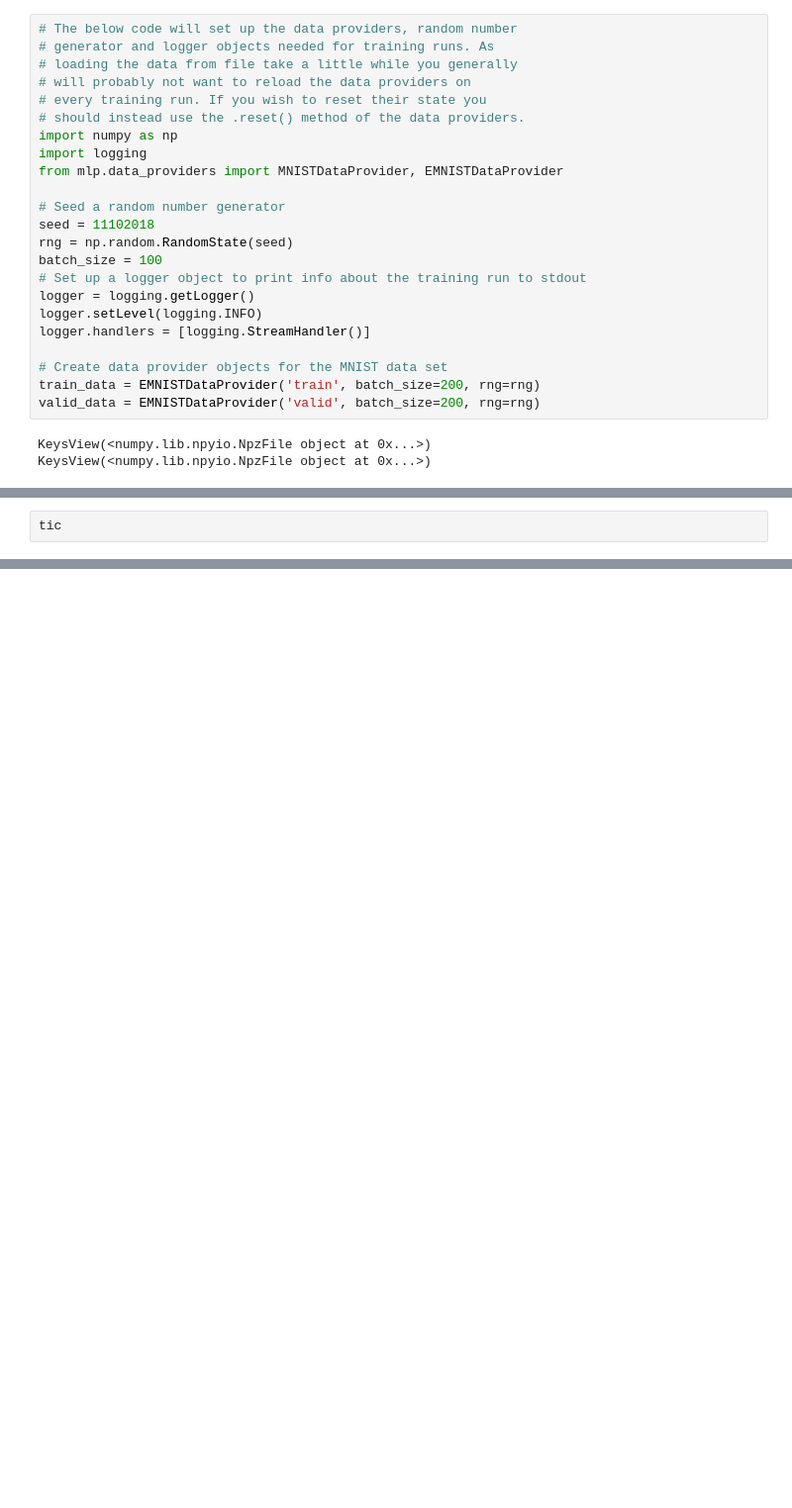
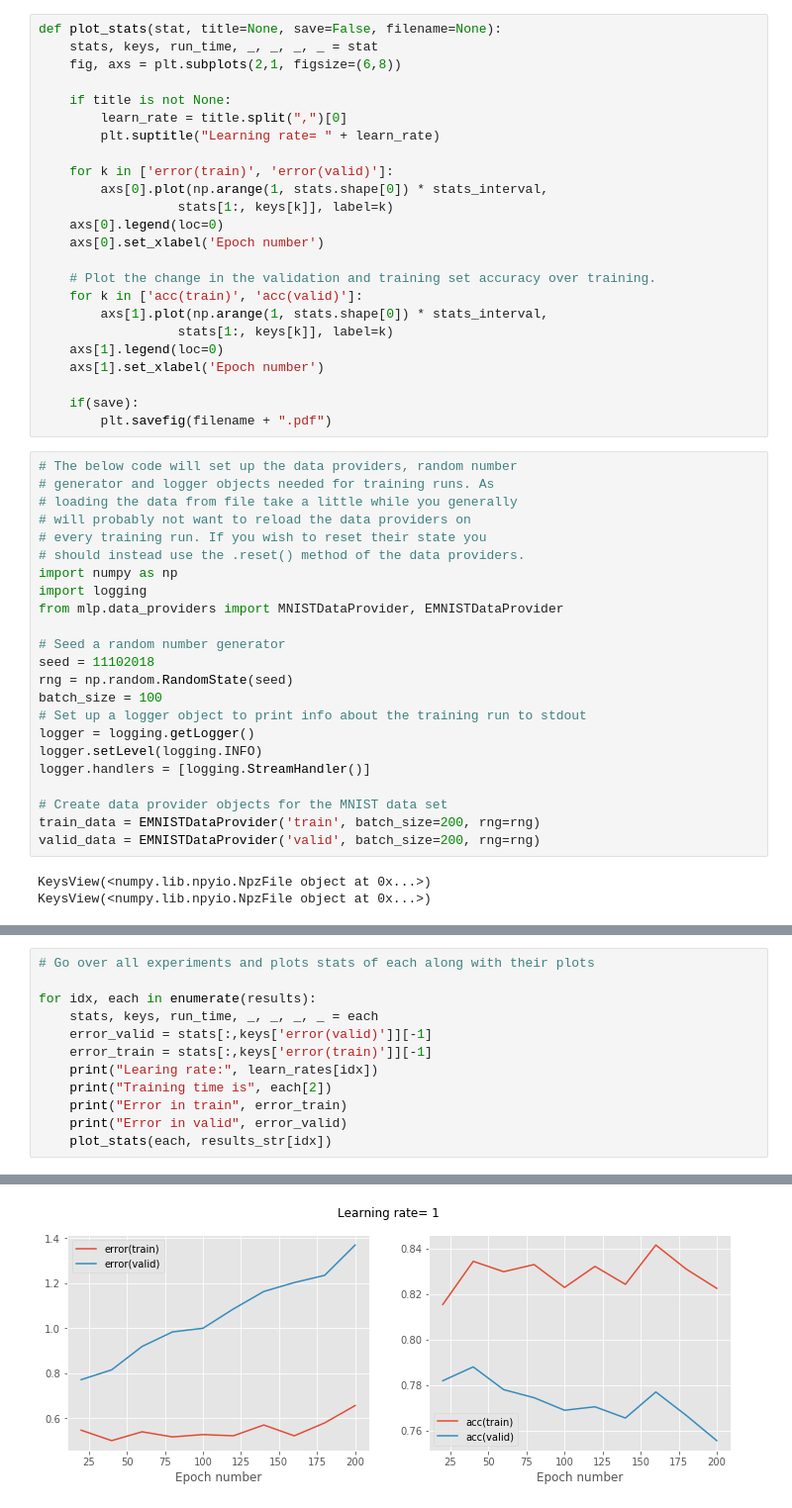
Before and after one commit to Ignat-Georgiev/mlpractical, a Jupyter notebook: notebooks/Ex1.ipynb, the cells around one changed output, grey strips where cells are left out. Shown at 99% size. Saved outputs shown, nothing was run; the diff lists cells and outputs as text; blank space fills up the shorter version.

```diff
--- a/notebooks/Ex1.ipynb
+++ b/notebooks/Ex1.ipynb
@@ -41,6 +41,30 @@ def train_model_and_plot_stats(
     ax_2.set_xlabel('Epoch number')
 
     return stats, keys, run_time, fig_1, ax_1, fig_2, ax_2
+# %%
+def plot_stats(stat, title=None, save=False, filename=None):
+    stats, keys, run_time, _, _, _, _ = stat
+    fig, axs = plt.subplots(2,1, figsize=(6,8))
+
+    if title is not None:
+        learn_rate = title.split(",")[0]
+        plt.suptitle("Learning rate= " + learn_rate)
+
+    for k in ['error(train)', 'error(valid)']:
+        axs[0].plot(np.arange(1, stats.shape[0]) * stats_interval,
+                  stats[1:, keys[k]], label=k)
+    axs[0].legend(loc=0)
+    axs[0].set_xlabel('Epoch number')
+
+    # Plot the change in the validation and training set accuracy over training.
+    for k in ['acc(train)', 'acc(valid)']:
+        axs[1].plot(np.arange(1, stats.shape[0]) * stats_interval,
+                  stats[1:, keys[k]], label=k)
+    axs[1].legend(loc=0)
+    axs[1].set_xlabel('Epoch number')
+
+    if(save):
+        plt.savefig(filename + ".pdf")
 # %%
 # The below code will set up the data providers, random number
 # generator and logger objects needed for training runs. As
@@ -134,5 +160,16 @@ KeysView(<numpy.lib.npyio.NpzFile object at 0x...>)
 [interactive output not drawn]
 [interactive output not drawn]
 ... (188 outputs left out)
-# %%
-tic
+# %%
+# Go over all experiments and plots stats of each along with their plots
+
+for idx, each in enumerate(results):
+    stats, keys, run_time, _, _, _, _ = each
+    error_valid = stats[:,keys['error(valid)']][-1]
+    error_train = stats[:,keys['error(train)']][-1]
+    print("Learing rate:", learn_rates[idx])
+    print("Training time is", each[2])
+    print("Error in train", error_train)
+    print("Error in valid", error_valid)
+    plot_stats(each, results_str[idx])
+# %% [output]
@@ -138,0 +193 @@ tic
+[figure, added]
```
Also changed, not shown: parts of 7 cells of this notebook, 2 other files.
